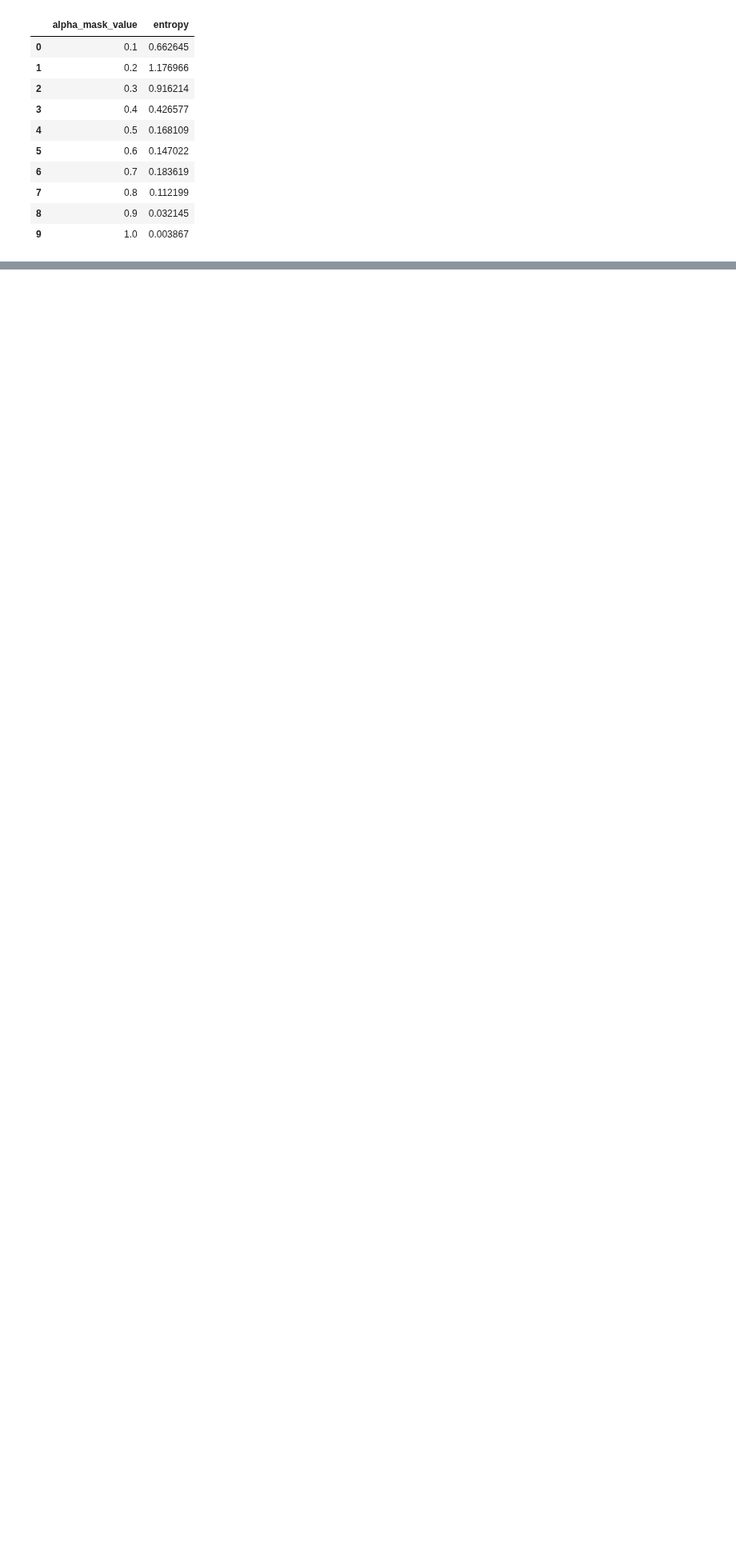
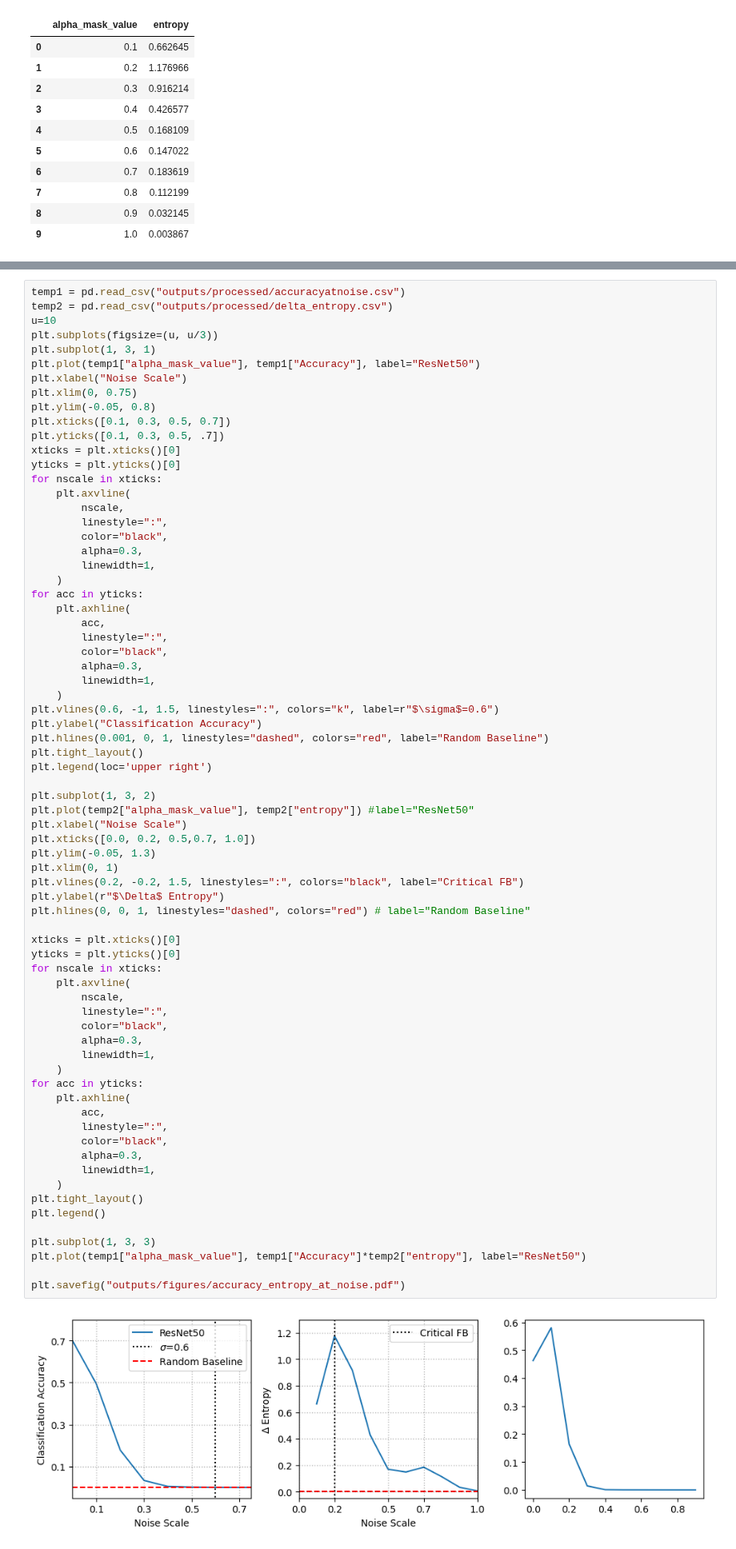
Before and after one commit to Amir-Mehrpanah/On-Spectral-Properties-of-Gradient-based-Explanation-Methods-ECCV24, a Jupyter notebook: experiments/experiment_8.ipynb, the cells around one changed output, grey strips where cells are left out. Shown at 80% size. Saved outputs shown, nothing was run; the diff lists cells and outputs as text; blank space fills up the shorter version.

```diff
--- a/experiments/experiment_8.ipynb
+++ b/experiments/experiment_8.ipynb
@@ -187,0 +269,73 @@ plt.savefig("outputs/figures/accuracy_entropy_at_noise.pdf")
+# %%
+temp1 = pd.read_csv("outputs/processed/accuracyatnoise.csv")
+temp2 = pd.read_csv("outputs/processed/delta_entropy.csv")
+u=10
+plt.subplots(figsize=(u, u/3))
+plt.subplot(1, 3, 1)
+plt.plot(temp1["alpha_mask_value"], temp1["Accuracy"], label="ResNet50")
+plt.xlabel("Noise Scale")
+plt.xlim(0, 0.75)
+plt.ylim(-0.05, 0.8)
+plt.xticks([0.1, 0.3, 0.5, 0.7])
+plt.yticks([0.1, 0.3, 0.5, .7])
+xticks = plt.xticks()[0]
+yticks = plt.yticks()[0]
+for nscale in xticks:
+    plt.axvline(
+        nscale,
+        linestyle=":",
+        color="black",
+        alpha=0.3,
+        linewidth=1,
+    )
+for acc in yticks:
+    plt.axhline(
+        acc,
+        linestyle=":",
+        color="black",
+        alpha=0.3,
+        linewidth=1,
+    )
+plt.vlines(0.6, -1, 1.5, linestyles=":", colors="k", label=r"$\sigma$=0.6")
+plt.ylabel("Classification Accuracy")
+plt.hlines(0.001, 0, 1, linestyles="dashed", colors="red", label="Random Baseline")
+plt.tight_layout()
+plt.legend(loc='upper right')
+
+plt.subplot(1, 3, 2)
+plt.plot(temp2["alpha_mask_value"], temp2["entropy"]) #label="ResNet50"
+plt.xlabel("Noise Scale")
+plt.xticks([0.0, 0.2, 0.5,0.7, 1.0])
+plt.ylim(-0.05, 1.3)
+plt.xlim(0, 1)
+plt.vlines(0.2, -0.2, 1.5, linestyles=":", colors="black", label="Critical FB")
+plt.ylabel(r"$\Delta$ Entropy")
+plt.hlines(0, 0, 1, linestyles="dashed", colors="red") # label="Random Baseline"
+
+xticks = plt.xticks()[0]
+yticks = plt.yticks()[0]
+for nscale in xticks:
+    plt.axvline(
+        nscale,
+        linestyle=":",
+        color="black",
+        alpha=0.3,
+        linewidth=1,
+    )
+for acc in yticks:
+    plt.axhline(
+        acc,
+        linestyle=":",
+        color="black",
+        alpha=0.3,
+        linewidth=1,
+    )
+plt.tight_layout()
+plt.legend()
+
+plt.subplot(1, 3, 3)
+plt.plot(temp1["alpha_mask_value"], temp1["Accuracy"]*temp2["entropy"], label="ResNet50")
+
+plt.savefig("outputs/figures/accuracy_entropy_at_noise.pdf")
+# %% [output]
+[figure, added]
```
Also changed, not shown: parts of 6 cells of this notebook, 7 other files.
